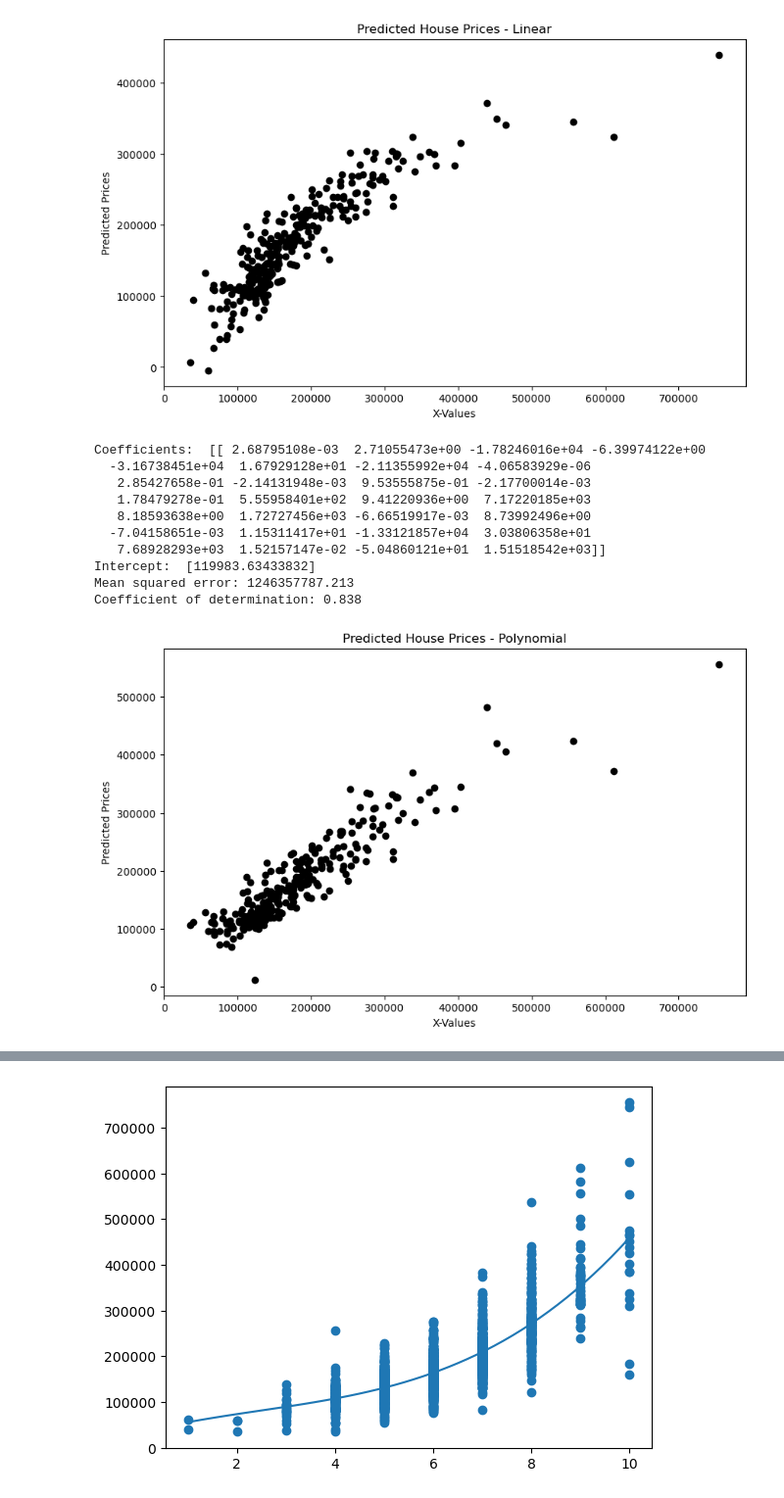
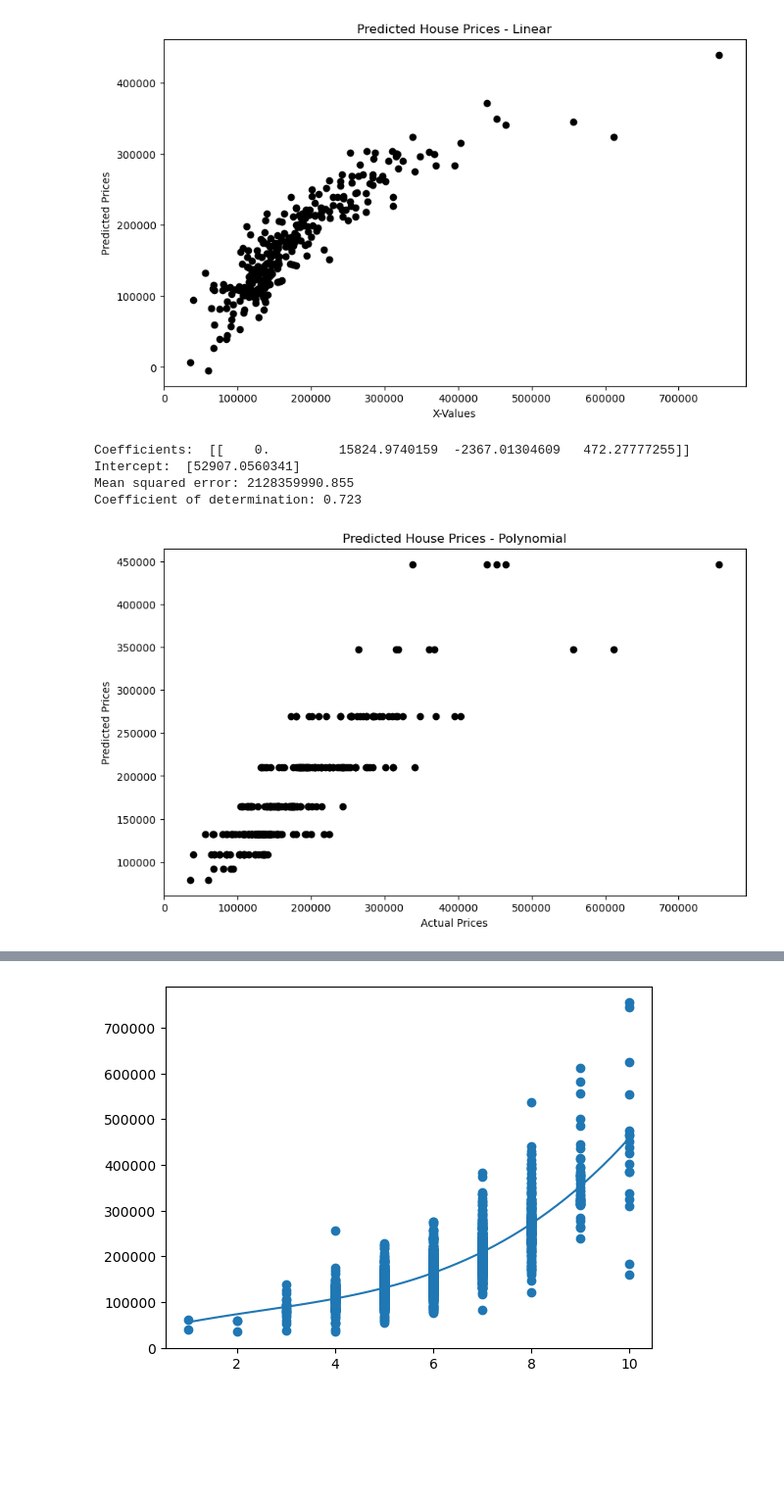
Before and after one commit to bsilver3/DataScience2, a Jupyter notebook: Predict/NumericOutput.ipynb, the cells around one changed output, grey strips where cells are left out. Shown: that part at 98% size. Cells and saved outputs as stored; diff of their text form; code cells hidden in the pictures; blank space fills up the shorter version.

```diff
--- a/Predict/NumericOutput.ipynb
+++ b/Predict/NumericOutput.ipynb
@@ -249,46 +252,41 @@ Coefficient of determination: 0.767
 y = (0.764455110*('LotArea')) + (0.000273129721*('OverallQual')) + (0.408015456*('GrLivArea'))
 + (0.000132914061*('GarageCars')) + (0.327734145*('GarageArea')) + (0.00157417481*('FullBath')) -98021.66094866
 # %%
-x_data = train[['LotArea', 'OverallQual', 'GrLivArea', 'GarageCars', 'GarageArea', 'FullBath']]
+# x_data = train[['LotArea', 'OverallQual', 'GrLivArea', 'GarageCars', 'GarageArea', 'FullBath']]
+x_data = train[['OverallQual']]
 y_data = train[["SalePrice"]]
 
 x_train, x_test, y_train, y_test = train_test_split(x_data, y_data, test_size=0.2, random_state=42)
 
-poly = PolynomialFeatures(degree=2)
+poly = PolynomialFeatures(degree=3)
 x_train_poly = poly.fit_transform(x_train)
 x_test_poly = poly.transform(x_test)
 
 selected_model = LinearRegression()
 selected_model.fit(x_train_poly, y_train)
 
 y_pred = selected_model.predict(x_test_poly)
 
 mse = mean_squared_error(y_test, y_pred)
 
 # The coefficients
 print("Coefficients: ", selected_model.coef_)
 # The intercept
 print("Intercept: ", selected_model.intercept_)
 # The mean squared error
 print("Mean squared error: %.3f" % mean_squared_error(y_test, y_pred))
 # The coefficient of determination: 1 is perfect prediction
 print("Coefficient of determination: %.3f" % r2_score(y_test, y_pred))
 
 plt.figure(figsize=(10,6))
 plt.scatter(y_test, y_pred, color="black")
-plt.xlabel("X-Values")
+plt.xlabel("Actual Prices")
 plt.ylabel("Predicted Prices")
 plt.title("Predicted House Prices - Polynomial")
 plt.show()
 # %% [output]
-Coefficients:  [[ 2.68795108e-03  2.71055473e+00 -1.78246016e+04 -6.39974122e+00
-  -3.16738451e+04  1.67929128e+01 -2.11355992e+04 -4.06583929e-06
-   2.85427658e-01 -2.14131948e-03  9.53555875e-01 -2.17700014e-03
-   1.78479278e-01  5.55958401e+02  9.41220936e+00  7.17220185e+03
-   8.18593638e+00  1.72727456e+03 -6.66519917e-03  8.73992496e+00
-  -7.04158651e-03  1.15311417e+01 -1.33121857e+04  3.03806358e+01
-   7.68928293e+03  1.52157147e-02 -5.04860121e+01  1.51518542e+03]]
-Intercept:  [119983.63433832]
-Mean squared error: 1246357787.213
-Coefficient of determination: 0.838
+Coefficients:  [[    0.         15824.9740159  -2367.01304609   472.27777255]]
+Intercept:  [52907.0560341]
+Mean squared error: 2128359990.855
+Coefficient of determination: 0.723
-[figure, old version]
+[figure, new version]
```
Also changed, not shown: parts of 20 cells of this notebook.
